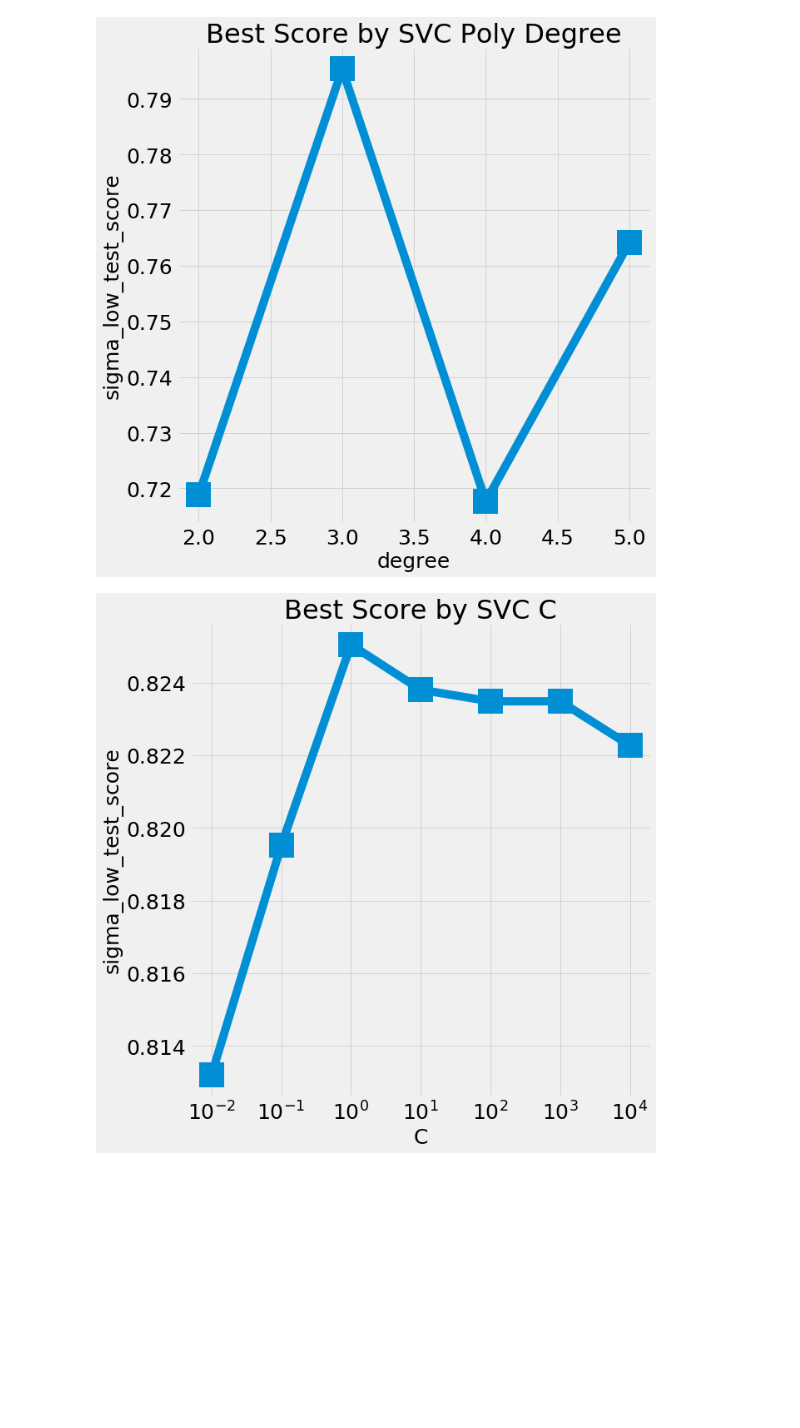
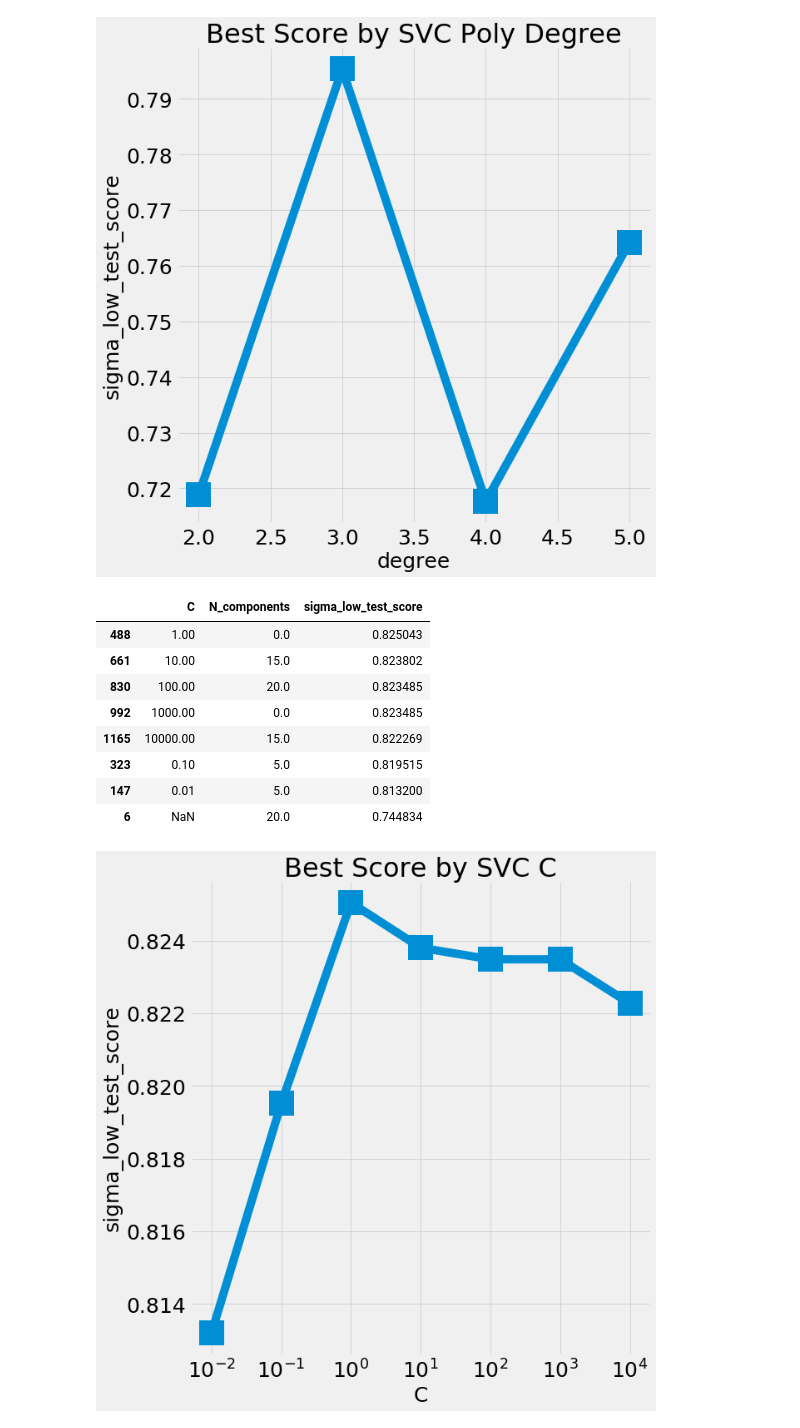
Before and after one commit to TychonautVII/heart_disease_dm, a Jupyter notebook: heart_disease/visualizations.ipynb, the cells around one changed output. Cells and saved outputs as stored; diff of their text form; code cells hidden in the pictures; blank space fills up the shorter version.

```diff
--- a/heart_disease/visualizations.ipynb
+++ b/heart_disease/visualizations.ipynb
@@ -191,6 +191,29 @@ plt.savefig(plot_path + 'SVC_Poly_degree.png')
 plt.show()
 # %% [output]
 [figure]
+# %%
+#Peter
+mod_df = cp(summary_df)
+
+mod_df['C'] = mod_df['params'].apply(lambda x: x.get('classifier__C',np.nan))
+mod_df['N_components'] = mod_df['params'].apply(lambda x: x.get('feature__n_components',np.nan))
+
+mod_df = mod_df.sort_values('sigma_low_test_score', ascending=False).drop_duplicates(['C'])
+
+mod_df.loc[:,['C','N_components','sigma_low_test_score']]
+
+
+# mod_df.groupby(['C','N_components']).agg({'sigma_low_test_score':np.max})
+# %% [output]
+|  | C | N_components | sigma_low_test_score |
+| 488 | 1.00 | 0.0 | 0.825043 |
+| 661 | 10.00 | 15.0 | 0.823802 |
+| 830 | 100.00 | 20.0 | 0.823485 |
+| 992 | 1000.00 | 0.0 | 0.823485 |
+| 1165 | 10000.00 | 15.0 | 0.822269 |
+| 323 | 0.10 | 5.0 | 0.819515 |
+| 147 | 0.01 | 5.0 | 0.813200 |
+| 6 | NaN | 20.0 | 0.744834 |
 # %%
 mod_df = cp(summary_df)
 mod_df['kernal'] = mod_df['params'].apply(lambda x: x.get('classifier__kernel',np.nan))
```
Also changed, not shown: parts of 5 cells of this notebook, 3 other files.
